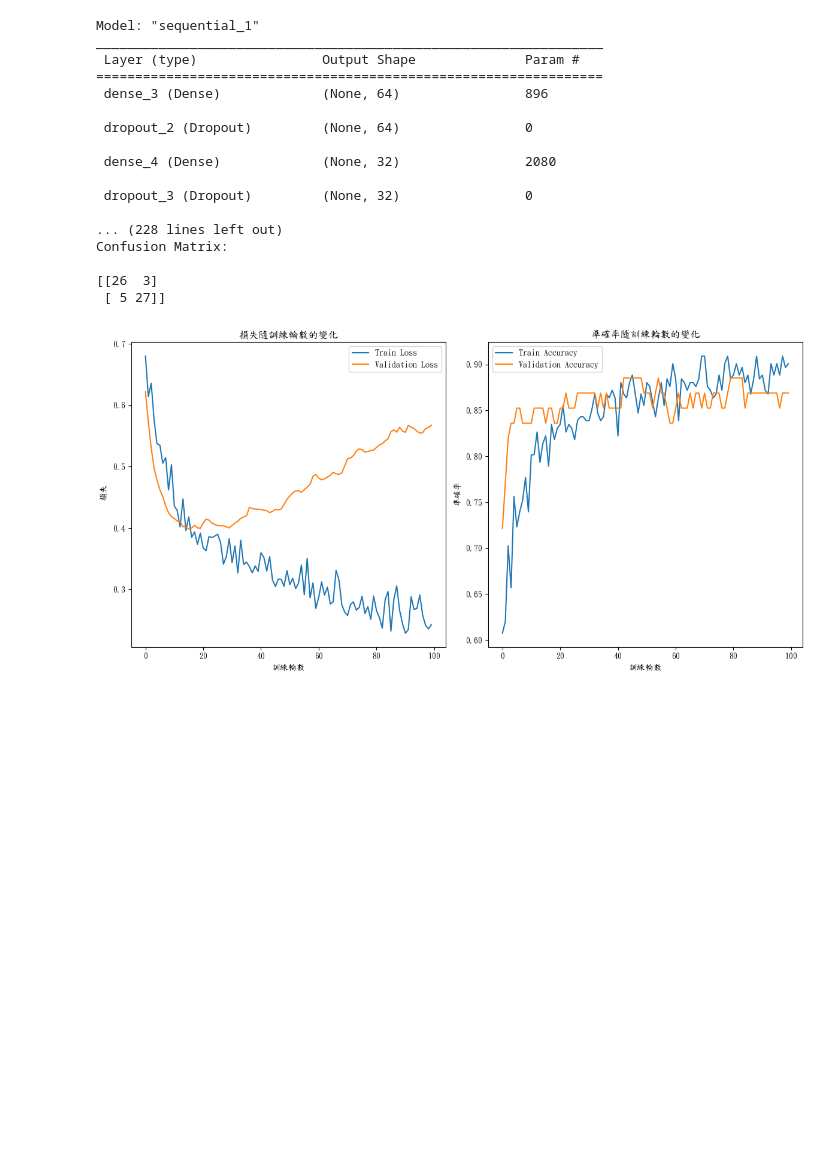
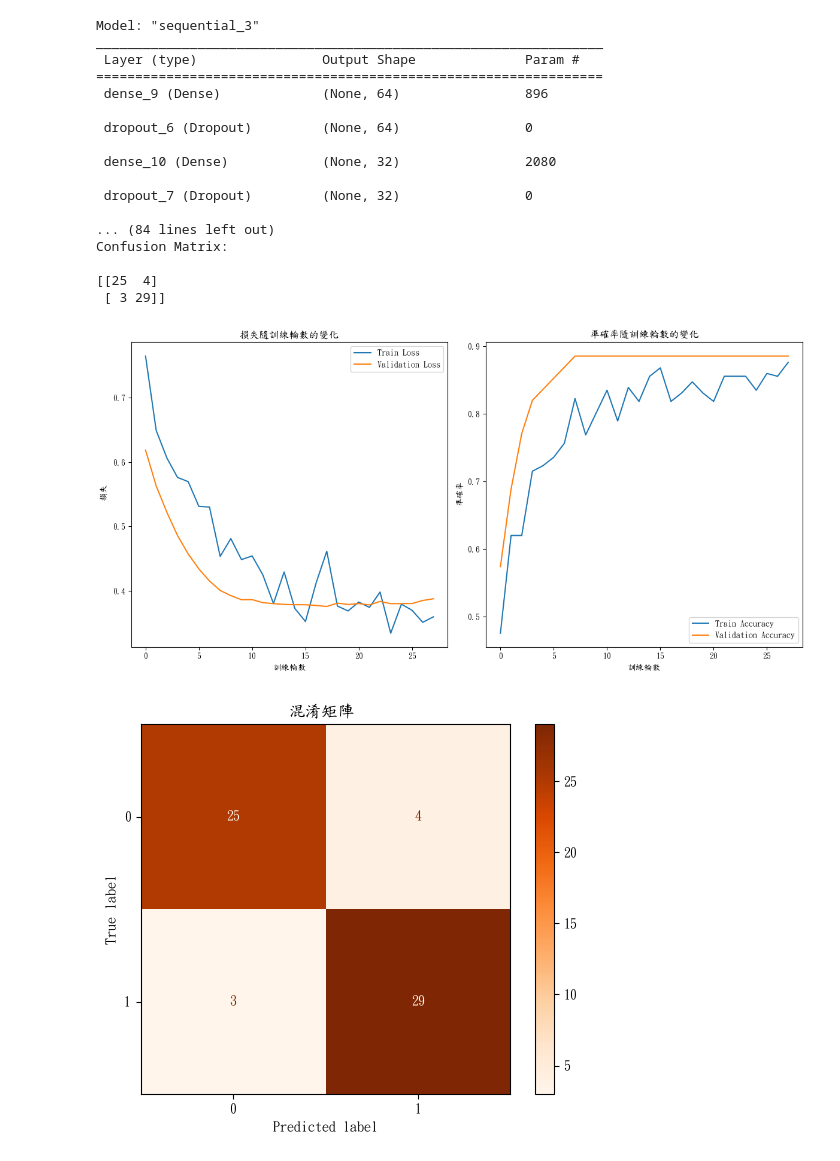
Before and after one commit to peizzz777/heart-, a Jupyter notebook: heart_model2.ipynb, the cells around one changed output. Drawn from its saved outputs; the diff is of its cells as text; code cells hidden in the pictures; blank space fills up the shorter version.

```diff
--- a/heart_model2.ipynb
+++ b/heart_model2.ipynb
@@ -6,7 +6,8 @@ from sklearn.preprocessing import StandardScaler
 from tensorflow.keras.models import Sequential
 from tensorflow.keras.layers import Dense, Dropout
 from tensorflow.keras.optimizers import Adam
-from sklearn.metrics import accuracy_score, precision_score, recall_score, f1_score, classification_report, confusion_matrix
+from tensorflow.keras.callbacks import EarlyStopping
+from sklearn.metrics import accuracy_score, precision_score, recall_score, f1_score, classification_report, confusion_matrix,ConfusionMatrixDisplay
 import matplotlib.pyplot as plt
 from matplotlib import rcParams
 
@@ -35,10 +36,19 @@ model.compile(optimizer=Adam(learning_rate=0.001),
               metrics=['accuracy'])
 model.summary()
 
+early_stopping = EarlyStopping(
+    monitor='val_loss',
+    patience=10,
+    min_delta=0.001,
+    restore_best_weights=True
+)
+
 history = model.fit(X_train, y_train,
                     validation_data=(X_test, y_test),
                     epochs=100,
-                    batch_size=16)
+                    batch_size=16,
+                    callbacks=[early_stopping]
+)
 
 test_loss, test_accuracy = model.evaluate(X_test, y_test)
 print(f"Test Loss: {test_loss}")
@@ -68,39 +78,46 @@ rcParams['axes.unicode_minus'] = False
 plt.figure(figsize=(12, 6))
 
 plt.subplot(1, 2, 1)
 plt.plot(history.history['loss'], label='Train Loss')
 plt.plot(history.history['val_loss'], label='Validation Loss')
 plt.title('損失隨訓練輪數的變化')
 plt.xlabel('訓練輪數')
 plt.ylabel('損失')
 plt.legend()
 
 plt.subplot(1, 2, 2)
 plt.plot(history.history['accuracy'], label='Train Accuracy')
 plt.plot(history.history['val_accuracy'], label='Validation Accuracy')
 plt.title('準確率隨訓練輪數的變化')
 plt.xlabel('訓練輪數')
 plt.ylabel('準確率')
 plt.legend()
 
 plt.tight_layout()
 plt.show()
+
+cm_lr = confusion_matrix(y_test, y_pred)
+cmd_lr = ConfusionMatrixDisplay(confusion_matrix=cm_lr, display_labels=np.unique(y_test))
+cmd_lr.plot(cmap='Oranges')
+plt.title('混淆矩陣 ')
+plt.show()
 # %% [output]
-Model: "sequential_1"
+Model: "sequential_3"
 _________________________________________________________________
  Layer (type)                Output Shape              Param #
 =================================================================
- dense_3 (Dense)             (None, 64)                896
+ dense_9 (Dense)             (None, 64)                896
 
- dropout_2 (Dropout)         (None, 64)                0
+ dropout_6 (Dropout)         (None, 64)                0
 
- dense_4 (Dense)             (None, 32)                2080
+ dense_10 (Dense)            (None, 32)                2080
 
- dropout_3 (Dropout)         (None, 32)                0
+ dropout_7 (Dropout)         (None, 32)                0
 
-... (228 lines left out)
+... (84 lines left out)
 Confusion Matrix:
 
-[[26  3]
- [ 5 27]]
+[[25  4]
+ [ 3 29]]
-[figure, old version]
+[figure, new version]
+[figure, added]
```
